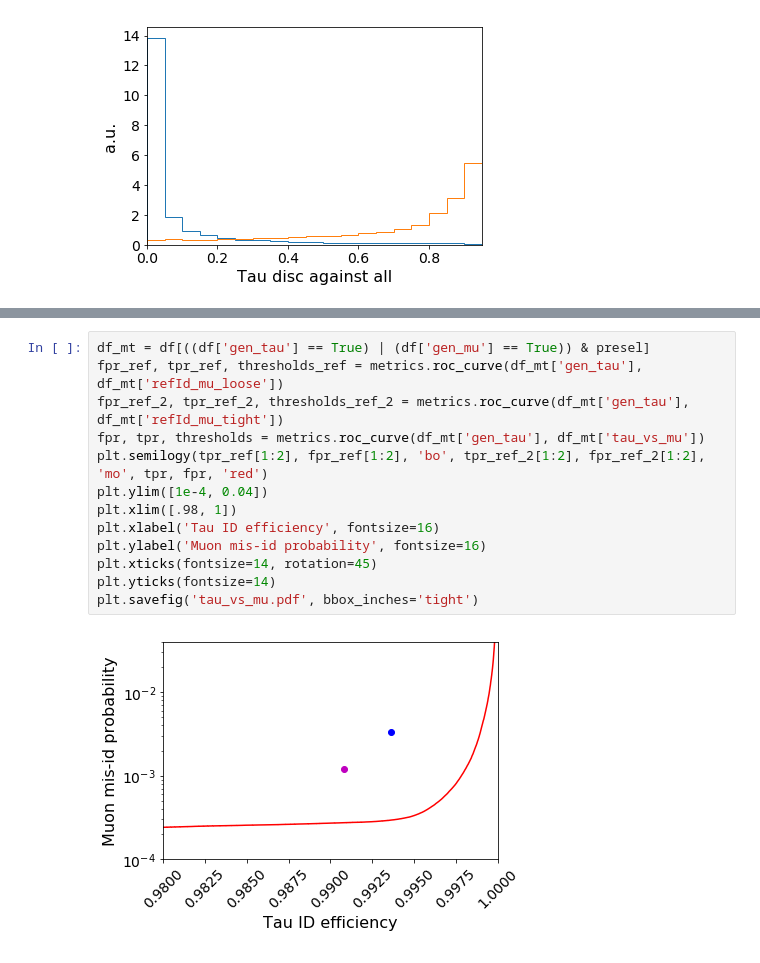
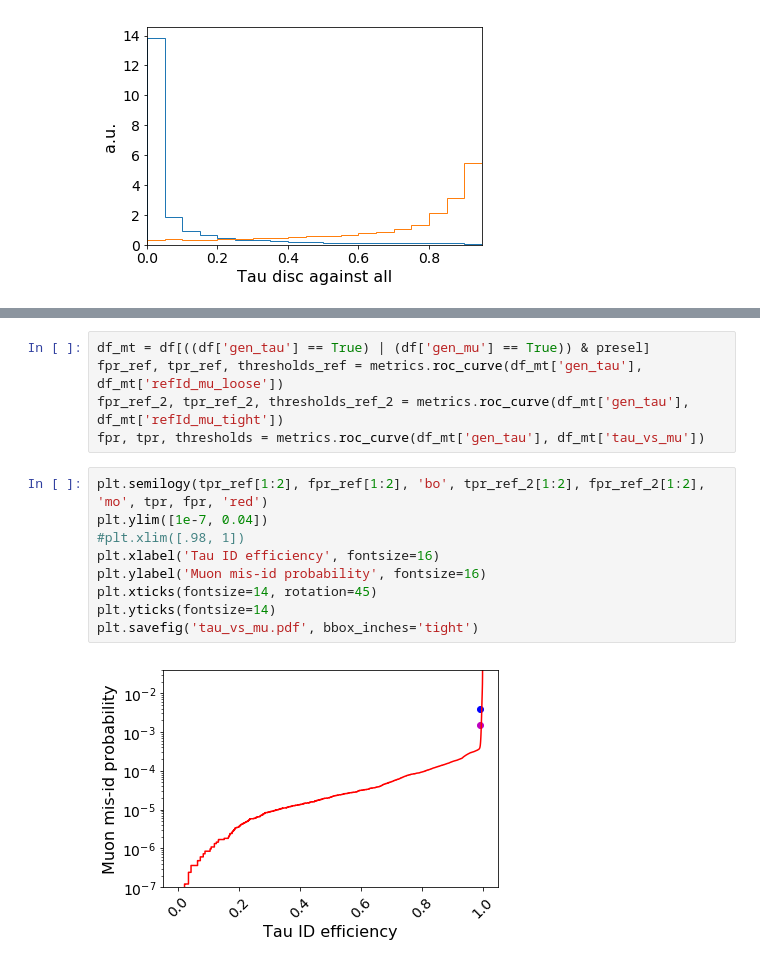
Before and after one commit to cms-tau-pog/TauMLTools, a Jupyter notebook: Analysis/notebooks/ProcessResults.ipynb, the cells around one changed output, grey strips where cells are left out. Cells and saved outputs as stored; diff of their text form.

```diff
--- a/Analysis/notebooks/ProcessResults.ipynb
+++ b/Analysis/notebooks/ProcessResults.ipynb
@@ -277,15 +280,16 @@ plt.savefig('tau_vs_ele.pdf', bbox_inches='tight')
+# %%
+df_mt = df[((df['gen_tau'] == True) | (df['gen_mu'] == True)) & presel]
+fpr_ref, tpr_ref, thresholds_ref = metrics.roc_curve(df_mt['gen_tau'], df_mt['refId_mu_loose'])
+fpr_ref_2, tpr_ref_2, thresholds_ref_2 = metrics.roc_curve(df_mt['gen_tau'], df_mt['refId_mu_tight'])
+fpr, tpr, thresholds = metrics.roc_curve(df_mt['gen_tau'], df_mt['tau_vs_mu'])
 # %%
-df_mt = df[((df['gen_tau'] == True) | (df['gen_mu'] == True)) & presel]
-fpr_ref, tpr_ref, thresholds_ref = metrics.roc_curve(df_mt['gen_tau'], df_mt['refId_mu_loose'])
-fpr_ref_2, tpr_ref_2, thresholds_ref_2 = metrics.roc_curve(df_mt['gen_tau'], df_mt['refId_mu_tight'])
-fpr, tpr, thresholds = metrics.roc_curve(df_mt['gen_tau'], df_mt['tau_vs_mu'])
 plt.semilogy(tpr_ref[1:2], fpr_ref[1:2], 'bo', tpr_ref_2[1:2], fpr_ref_2[1:2], 'mo', tpr, fpr, 'red')
-plt.ylim([1e-4, 0.04])
-plt.xlim([.98, 1])
+plt.ylim([1e-7, 0.04])
+#plt.xlim([.98, 1])
 plt.xlabel('Tau ID efficiency', fontsize=16)
 plt.ylabel('Muon mis-id probability', fontsize=16)
 plt.xticks(fontsize=14, rotation=45)
 plt.yticks(fontsize=14)
 plt.savefig('tau_vs_mu.pdf', bbox_inches='tight')
 # %% [output]
-[figure, old version]
+[figure, new version]
```
Also changed, not shown: parts of 25 cells of this notebook, 1 other file.
